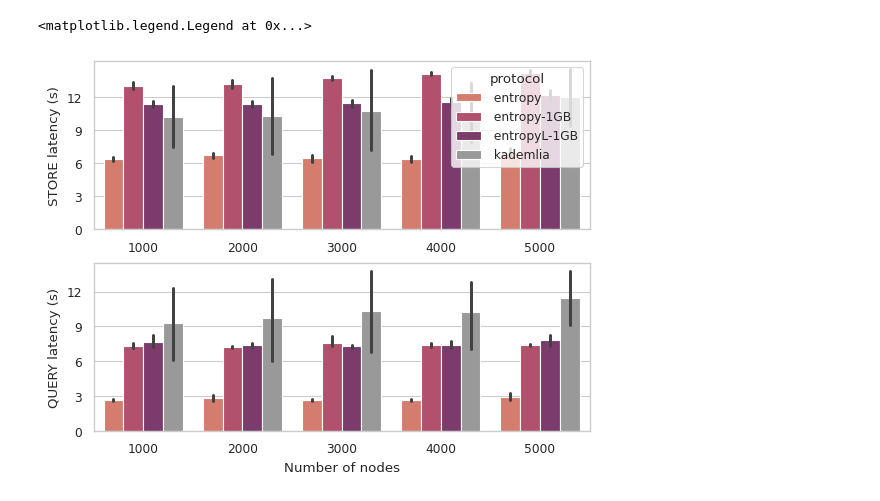
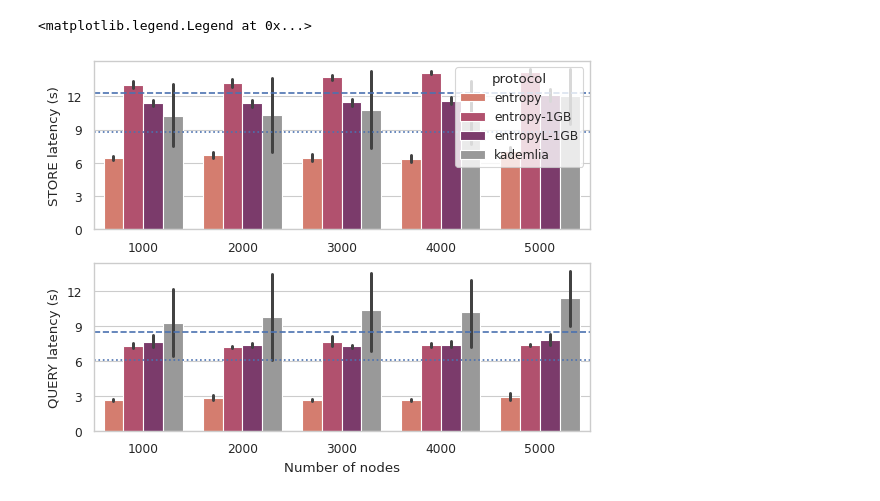
Before and after one commit to sgdxbc/festival, a Jupyter notebook: plot/latency.ipynb, the cells around one changed output. Cells and saved outputs as stored; diff of their text form; code cells hidden in the pictures.

```diff
--- a/plot/latency.ipynb
+++ b/plot/latency.ipynb
@@ -1,32 +1,39 @@
 # %%
 import pandas as pd
 import seaborn as sns
 import matplotlib.pyplot as plt
 from matplotlib.ticker import FuncFormatter
 sns.set_theme(context='paper', style='whitegrid')
 
 latency = pd.concat([
     pd.read_csv('data/EntropyLatency.txt'),
     pd.read_csv('data/KadLatency.txt'),
 ]).reset_index()
-# print(latency.info())
+latency['protocol'] = latency['protocol'].apply(lambda p: str(p).strip())
+latency = latency[latency['put'].notna()]
+ceph_latency = pd.read_csv("data/CephLatency.txt")
+ceph_latency['protocol'] = ceph_latency['protocol'].apply(lambda p: str(p).strip())
 
 fig, axs = plt.subplots(2)
-palette = dict(zip([' entropy', ' entropy-1GB', ' entropyL-1GB'], sns.color_palette('flare', n_colors=3)))
-palette[' kademlia'] = '0.6'
+palette = dict(zip(['entropy', 'entropy-1GB', 'entropyL-1GB'], sns.color_palette('flare', n_colors=3)))
+palette['kademlia'] = '0.6'
 g = sns.barplot(ax=axs[0], data=latency, x='#peer', y='put', hue='protocol',
     palette=palette)
 g.set(xlabel='', ylabel='STORE latency (s)')
 g.set_yticks(list(range(0, 14, 3)))
 g.axes.xaxis.set_major_formatter(FuncFormatter(lambda x, _: (int(x) + 1) * 1000))
+g.axhline(ceph_latency[ceph_latency['protocol'] == 'rep']['put'].mean(), ls='--')
+g.axhline(ceph_latency[ceph_latency['protocol'] == 'ec']['put'].mean(), ls='dotted')
 sns.move_legend(g, 'upper right')
 
 g = sns.barplot(ax=axs[1], data=latency, x='#peer', y='get', hue='protocol',
     palette=palette)
 g.set(xlabel='Number of nodes', ylabel='QUERY latency (s)')
 g.set_yticks(list(range(0, 14, 3)))
 g.axes.xaxis.set_major_formatter(FuncFormatter(lambda x, _: (int(x) + 1) * 1000))
+g.axhline(ceph_latency[ceph_latency['protocol'] == 'rep']['get'].mean(), ls='--')
+g.axhline(ceph_latency[ceph_latency['protocol'] == 'ec']['get'].mean(), ls='dotted')
 g.legend([], [], frameon=False)
 # %% [output]
 <matplotlib.legend.Legend at 0x...>
-[figure, old version]
+[figure, new version]
```
Also changed, not shown: 4 other files.
